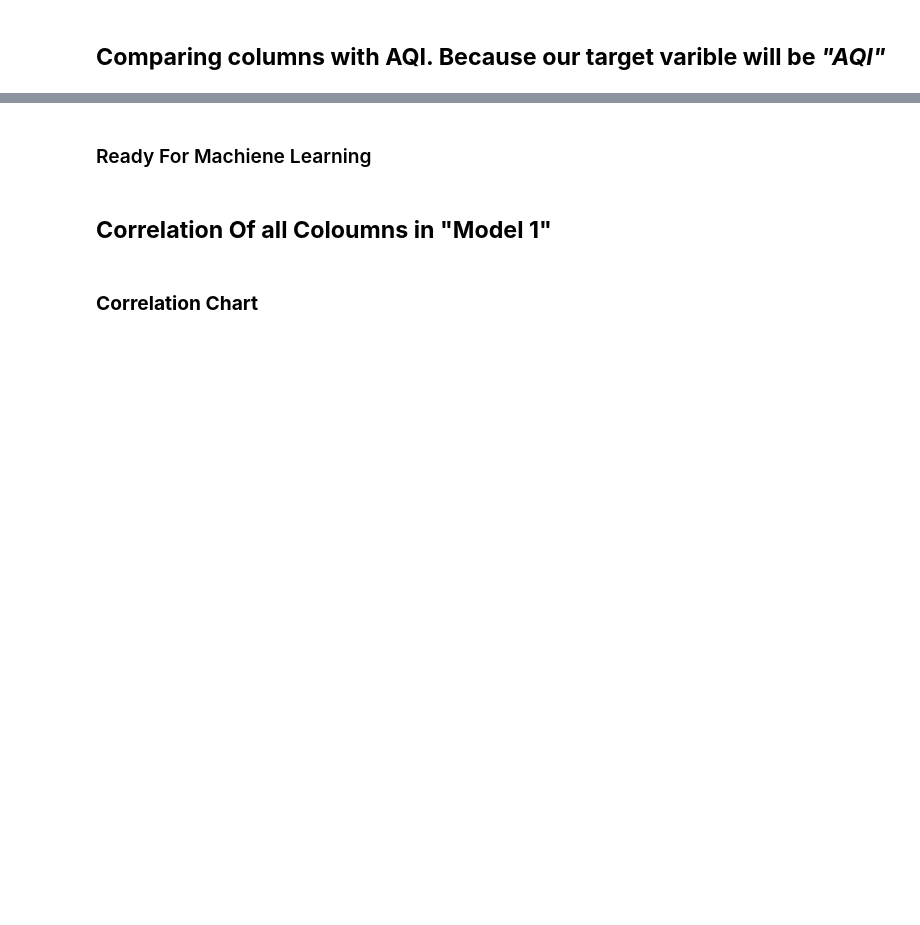
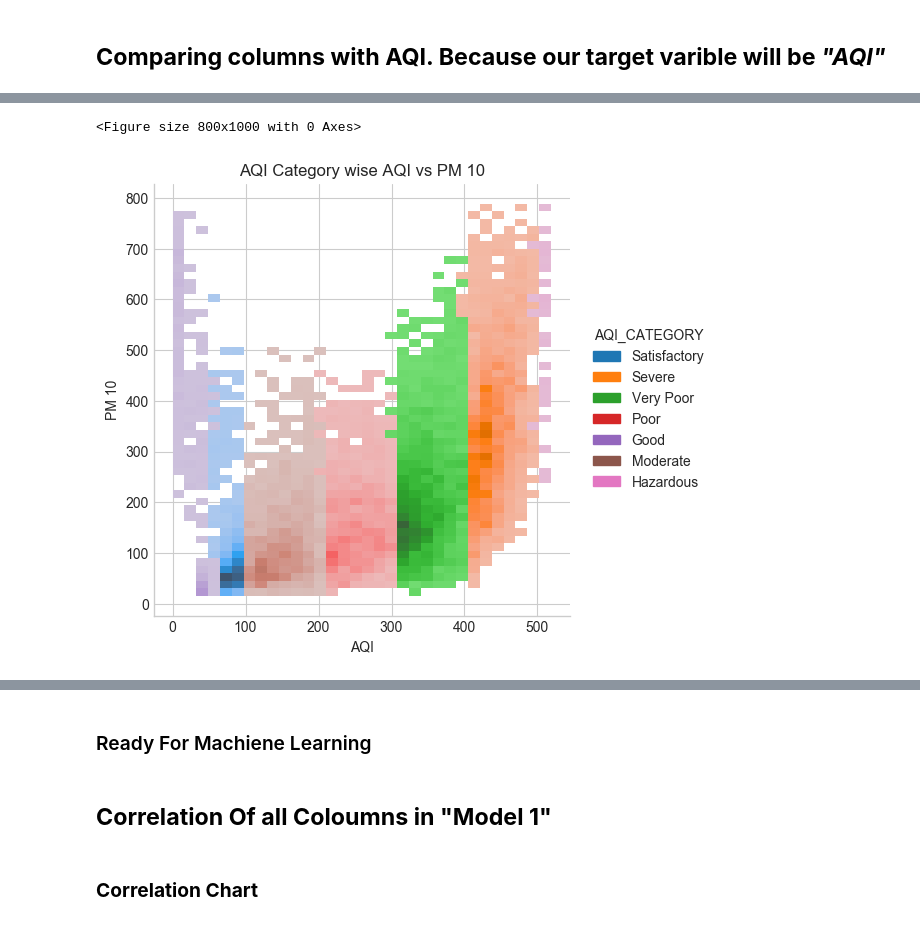
Before and after one commit to GHOSTRITAM/CLASS_PROJECT, a Jupyter notebook: AQI of Delhi/Notebook/Project Delhi.ipynb, the cells around one changed output, grey strips where cells are left out. Cells and saved outputs as stored; diff of their text form; code cells hidden in the pictures; blank space fills up the shorter version.

```diff
--- a/AQI of Delhi/Notebook/Project Delhi.ipynb
+++ b/AQI of Delhi/Notebook/Project Delhi.ipynb
@@ -1289,0 +1292,13 @@ h3{color: rgb(204, 122, 0); background-color: rgb(179, 204, 204);}
+# %%
+plt.figure(figsize=(8,10))
+plt.style.use('seaborn-v0_8-whitegrid')
+sns.displot(x='AQI', y='pm10', hue='AQI_CATEGORY', legend=True, data=Model1)
+plt.title('AQI Category wise AQI vs PM 10')
+plt.xlabel('AQI')
+plt.ylabel('PM 10')
+
+plt.show()
+plt.close()
+# %% [output]
+<Figure size 800x1000 with 0 Axes>
+[figure, added]
```
Also changed, not shown: parts of 27 cells of this notebook.
